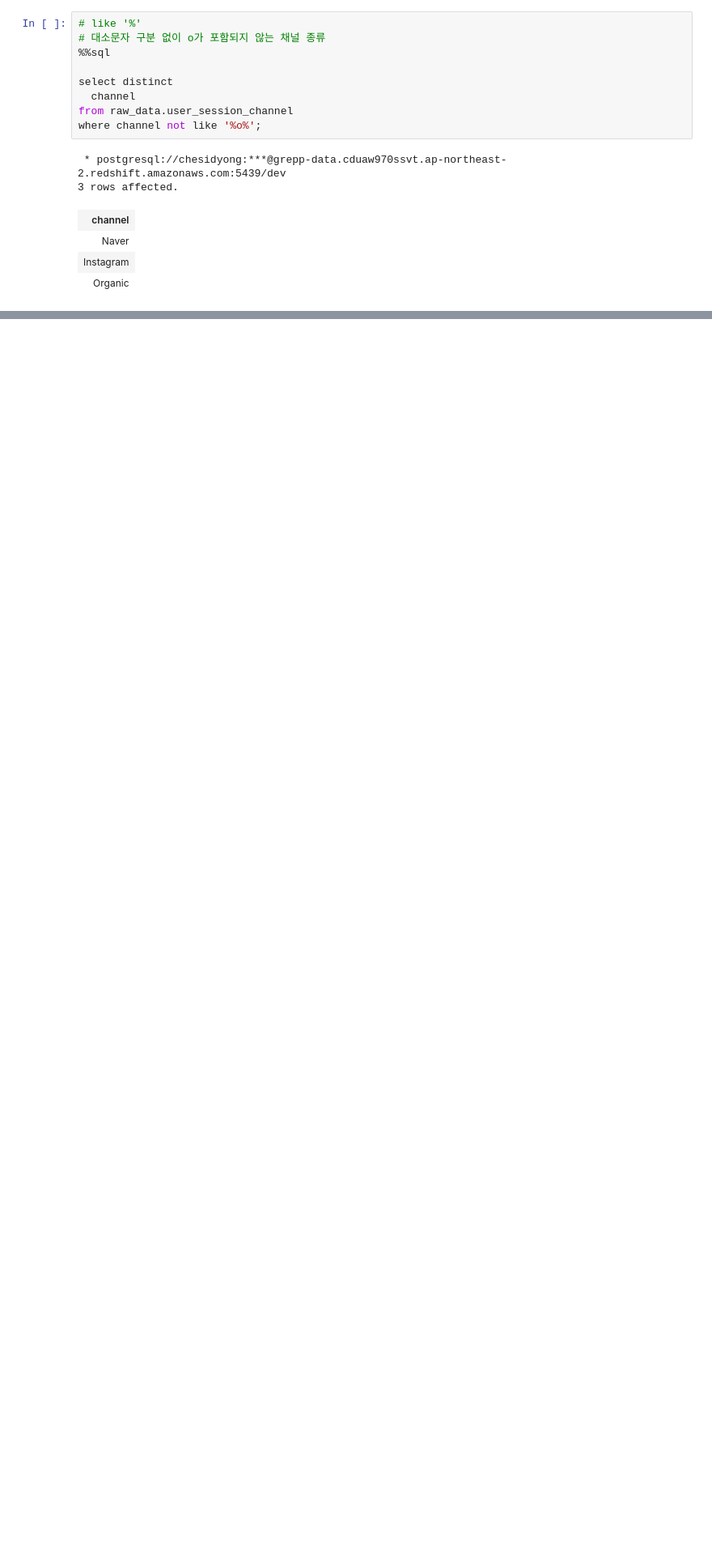
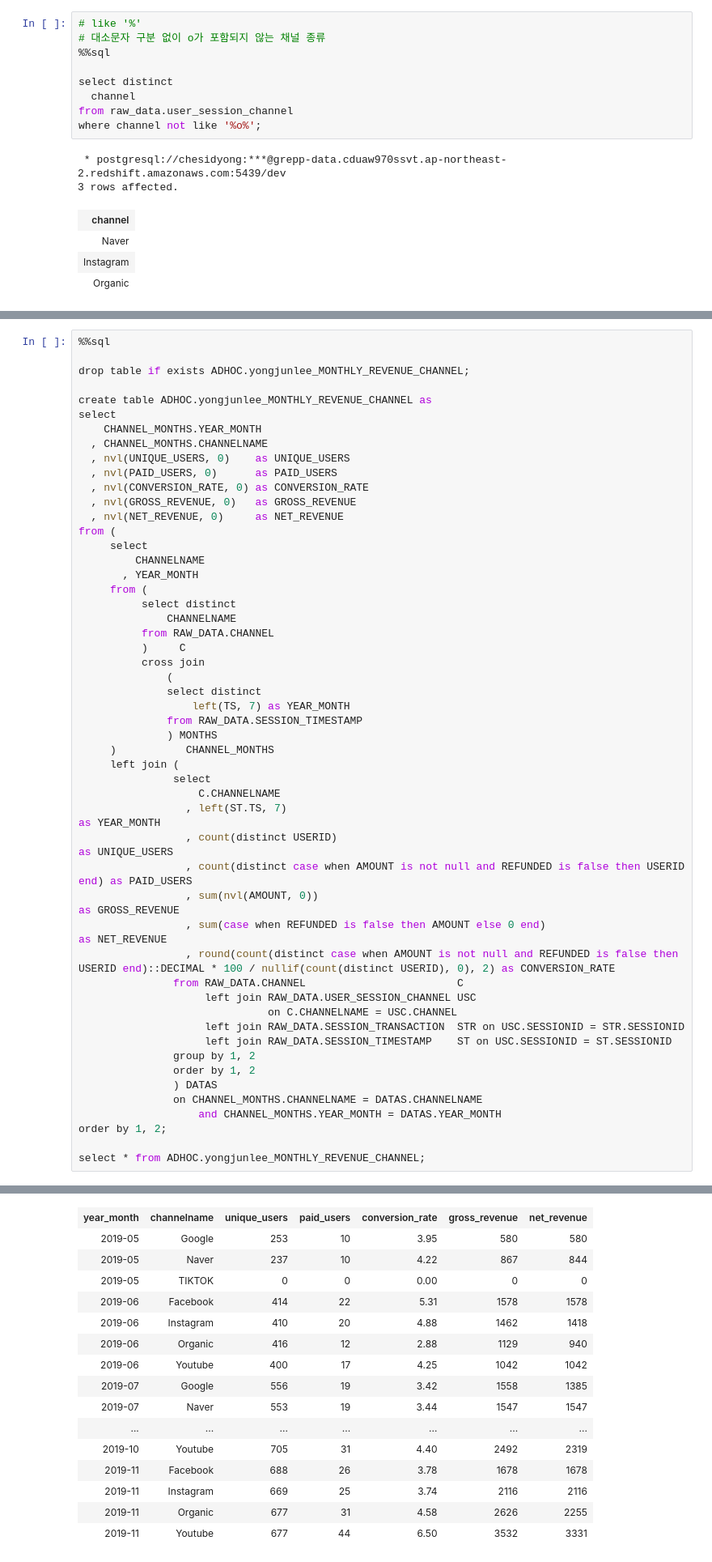
Before and after one commit to yongjunleeme/data-engineering-study, a Jupyter notebook: sql_week3.ipynb, the cells around one changed output, grey strips where cells are left out. Shown at 81% size. Drawn from its saved outputs; the diff is of its cells as text; blank space fills up the shorter version.

```diff
--- a/sql_week3.ipynb
+++ b/sql_week3.ipynb
@@ -212,0 +353,53 @@ from adhoc.yongjunlee_channel;
+# %%
+%%sql
+
+drop table if exists ADHOC.yongjunlee_MONTHLY_REVENUE_CHANNEL;
+
+create table ADHOC.yongjunlee_MONTHLY_REVENUE_CHANNEL as
+select
+    CHANNEL_MONTHS.YEAR_MONTH
+  , CHANNEL_MONTHS.CHANNELNAME
+  , nvl(UNIQUE_USERS, 0)    as UNIQUE_USERS
+  , nvl(PAID_USERS, 0)      as PAID_USERS
+  , nvl(CONVERSION_RATE, 0) as CONVERSION_RATE
+  , nvl(GROSS_REVENUE, 0)   as GROSS_REVENUE
+  , nvl(NET_REVENUE, 0)     as NET_REVENUE
+from (
+     select
+         CHANNELNAME
+       , YEAR_MONTH
+     from (
+          select distinct
+              CHANNELNAME
+          from RAW_DATA.CHANNEL
+          )     C
+          cross join
+              (
+              select distinct
+                  left(TS, 7) as YEAR_MONTH
+              from RAW_DATA.SESSION_TIMESTAMP
+              ) MONTHS
+     )           CHANNEL_MONTHS
+     left join (
+               select
+                   C.CHANNELNAME
+                 , left(ST.TS, 7)                                                                     as YEAR_MONTH
+                 , count(distinct USERID)                                                             as UNIQUE_USERS
+                 , count(distinct case when AMOUNT is not null and REFUNDED is false then USERID end) as PAID_USERS
+                 , sum(nvl(AMOUNT, 0))                                                                as GROSS_REVENUE
+                 , sum(case when REFUNDED is false then AMOUNT else 0 end)                            as NET_REVENUE
+                 , round(count(distinct case when AMOUNT is not null and REFUNDED is false then USERID end)::DECIMAL * 100 / nullif(count(distinct USERID), 0), 2) as CONVERSION_RATE
+               from RAW_DATA.CHANNEL                        C
+                    left join RAW_DATA.USER_SESSION_CHANNEL USC
+                              on C.CHANNELNAME = USC.CHANNEL
+                    left join RAW_DATA.SESSION_TRANSACTION  STR on USC.SESSIONID = STR.SESSIONID
+                    left join RAW_DATA.SESSION_TIMESTAMP    ST on USC.SESSIONID = ST.SESSIONID
+               group by 1, 2
+               order by 1, 2
+               ) DATAS
+               on CHANNEL_MONTHS.CHANNELNAME = DATAS.CHANNELNAME
+                   and CHANNEL_MONTHS.YEAR_MONTH = DATAS.YEAR_MONTH
+order by 1, 2;
+
+select * from ADHOC.yongjunlee_MONTHLY_REVENUE_CHANNEL;
+# %% [output]
@@ -212,0 +410,16 @@ from adhoc.yongjunlee_channel;
+| year_month | channelname | unique_users | paid_users | conversion_rate | gross_revenue | net_revenue |
+| 2019-05 | Google | 253 | 10 | 3.95 | 580 | 580 |
+| 2019-05 | Naver | 237 | 10 | 4.22 | 867 | 844 |
+| 2019-05 | TIKTOK | 0 | 0 | 0.00 | 0 | 0 |
+| 2019-06 | Facebook | 414 | 22 | 5.31 | 1578 | 1578 |
+| 2019-06 | Instagram | 410 | 20 | 4.88 | 1462 | 1418 |
+| 2019-06 | Organic | 416 | 12 | 2.88 | 1129 | 940 |
+| 2019-06 | Youtube | 400 | 17 | 4.25 | 1042 | 1042 |
+| 2019-07 | Google | 556 | 19 | 3.42 | 1558 | 1385 |
+| 2019-07 | Naver | 553 | 19 | 3.44 | 1547 | 1547 |
+| ... | ... | ... | ... | ... | ... | ... |
+| 2019-10 | Youtube | 705 | 31 | 4.40 | 2492 | 2319 |
+| 2019-11 | Facebook | 688 | 26 | 3.78 | 1678 | 1678 |
+| 2019-11 | Instagram | 669 | 25 | 3.74 | 2116 | 2116 |
+| 2019-11 | Organic | 677 | 31 | 4.58 | 2626 | 2255 |
+| 2019-11 | Youtube | 677 | 44 | 6.50 | 3532 | 3331 |
```
Also changed, not shown: parts of 16 cells of this notebook.
